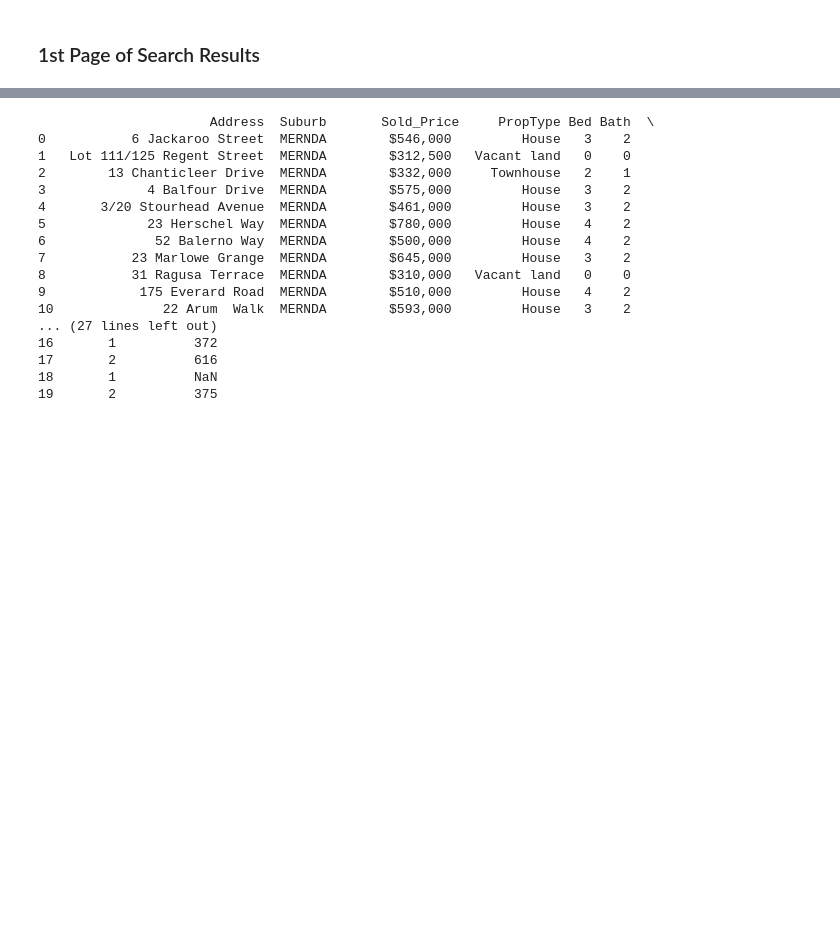
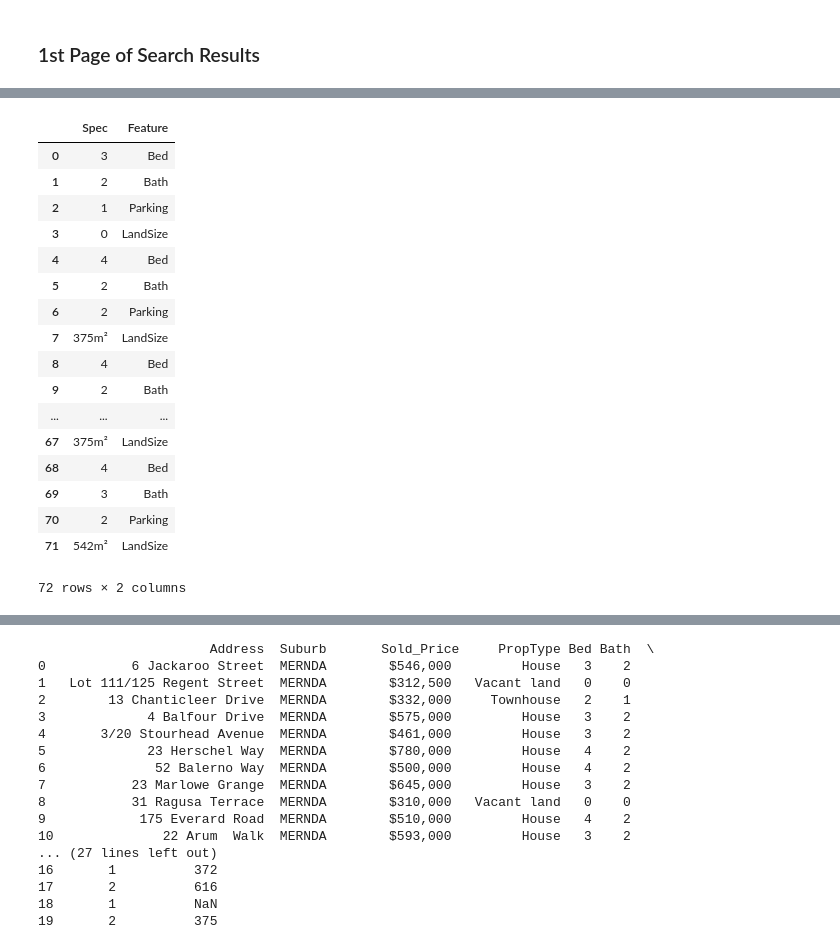
Before and after one commit to sola13/RealEstateProject, a Jupyter notebook: DomainScraping.ipynb, the cells around one changed output, grey strips where cells are left out. Cells and saved outputs as stored; diff of their text form; code cells hidden in the pictures; blank space fills up the shorter version.

```diff
--- a/DomainScraping.ipynb
+++ b/DomainScraping.ipynb
@@ -109,0 +116,20 @@ Features.replace('','LandSize',inplace=True)
+# %%
+while len(feature_list) < 80:
+    blank_bed = [['0', 'Bed']]
+    blank_bath = [['0', 'Bath']]
+    blank_park = [['0', 'Parking']]
+    blank_land = [['0', 'LandSize']]
+    for i in range(len(feature_list)):
+        if feature_list[i][1] == 'Bed' and feature_list[i+1][1] != 'Bath':
+            feature_list[i+1:i+1] = blank_bath
+            print(i,'Bath', len(feature_list))
+        elif feature_list[i][1] == 'Bath' and feature_list[i+1][1] != 'Parking':
+            feature_list[i+1:i+1] = blank_park
+            print(i,'Park', len(feature_list))
+        elif feature_list[i][1] == 'Parking' and feature_list[i+1][1] != 'LandSize':
+            feature_list[i+1:i+1] = blank_land
+            print(i,'Land', len(feature_list))
+        elif feature_list[i][1] == 'LandSize' and feature_list[i+1][1] != 'Bed':
+            feature_list[i+1:i+1] = blank_bed
+            print(i,'Bed', len(feature_list))
+            print(feature_list)
@@ -110,3 +169,30 @@ Features.replace('','LandSize',inplace=True)
+# %%
+Features = pd.DataFrame(feature_list, columns=['Spec','Feature'])
+# Features
+# Features[0]
+# Features.replace('Baths','Bath',inplace=True)
+# Features.replace('Beds','Bed',inplace=True)
+# Features.replace('','LandSize',inplace=True)
+Features
+# %% [output]
+|  | Spec | Feature |
+| 0 | 3 | Bed |
+| 1 | 2 | Bath |
+| 2 | 1 | Parking |
+| 3 | 0 | LandSize |
+| 4 | 4 | Bed |
+| 5 | 2 | Bath |
+| 6 | 2 | Parking |
+| 7 | 375m² | LandSize |
+| 8 | 4 | Bed |
+| 9 | 2 | Bath |
+| ... | ... | ... |
+| 67 | 375m² | LandSize |
+| 68 | 4 | Bed |
+| 69 | 3 | Bath |
+| 70 | 2 | Parking |
+| 71 | 542m² | LandSize |
+72 rows × 2 columns
 # %%
 # Fill in blanks (e.g. vacant land w/o BedBathParking, props w/o LandSize).
 
```
Also changed, not shown: parts of 12 cells of this notebook.
